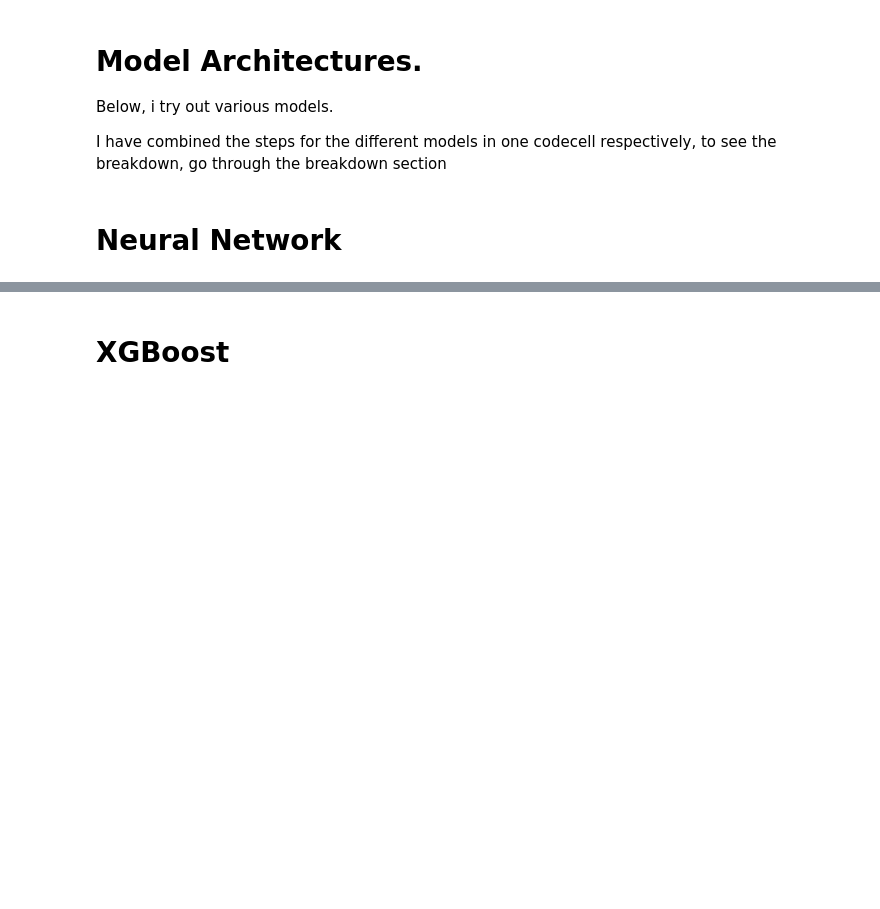
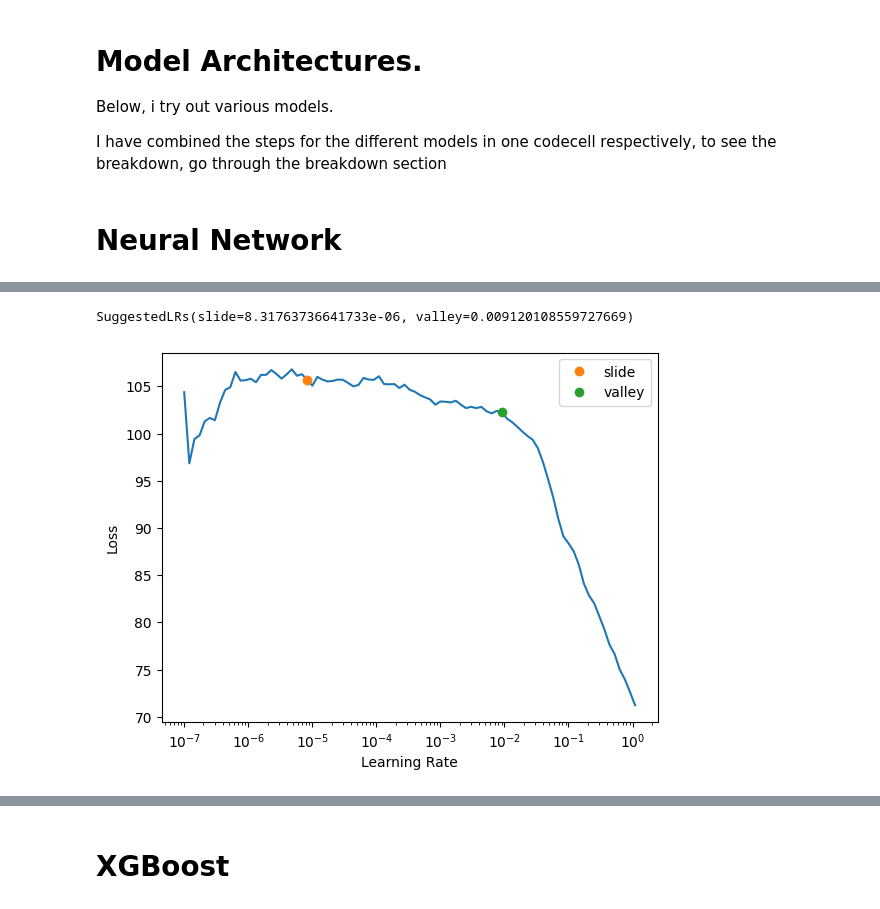
Before and after one commit to rubanzasilva/abalone_age_prediction, a Jupyter notebook: ps-s04e04-fastai.ipynb, the cells around one changed output, grey strips where cells are left out. Drawn from its saved outputs; the diff is of its cells as text; code cells hidden in the pictures; blank space fills up the shorter version.

```diff
--- a/ps-s04e04-fastai.ipynb
+++ b/ps-s04e04-fastai.ipynb
@@ -113,3 +113,10 @@ X_train, y_train = to.train.xs, to.train.ys.values.ravel()
 X_test, y_test = to.valid.xs, to.valid.ys.values.ravel()
 # %% [markdown]
 # Neural Network
+# %%
+dls = to.dataloaders(bs=64)
+test_dl = dls.test_dl(test_df)
+
+learn = tabular_learner(dls, metrics=rmse)
+learn.lr_find(suggest_funcs=(slide,valley))
+# %% [output]
@@ -116,3 +124,5 @@ X_test, y_test = to.valid.xs, to.valid.ys.values.ravel()
+SuggestedLRs(slide=8.31763736641733e-06, valley=0.009120108559727669)
+[figure, added]
 # %%
 #cont_names,cat_names = cont_cat_split(train_df, dep_var='Rings')
 #splits = RandomSplitter(valid_pct=0.2)(range_of(train_df))
```
Also changed, not shown: parts of 25 cells of this notebook.
